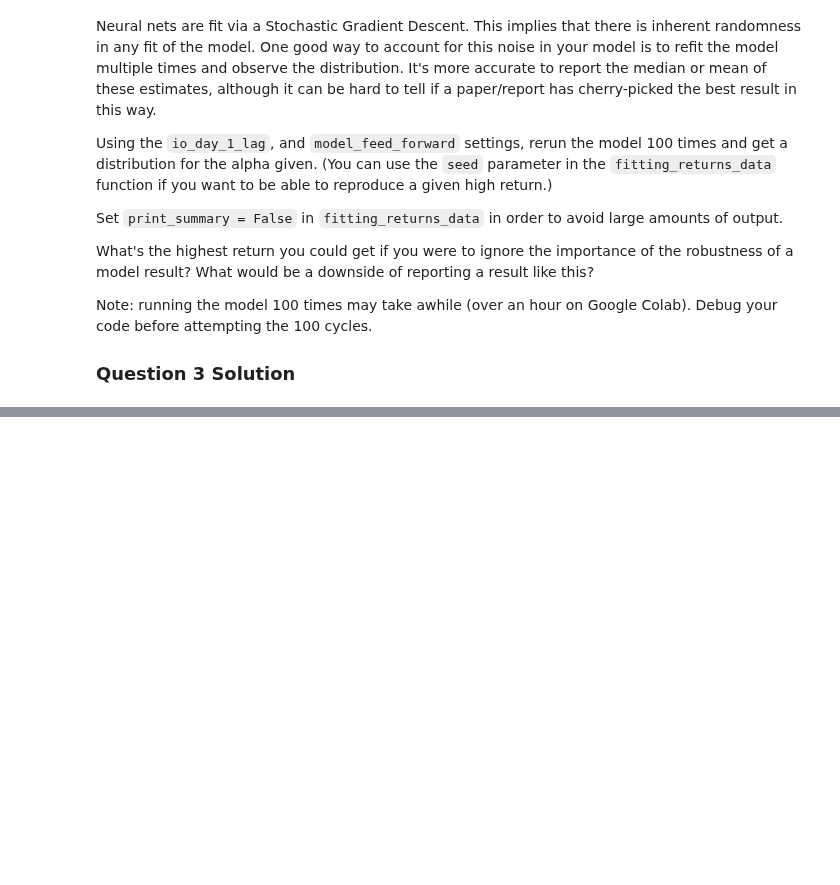
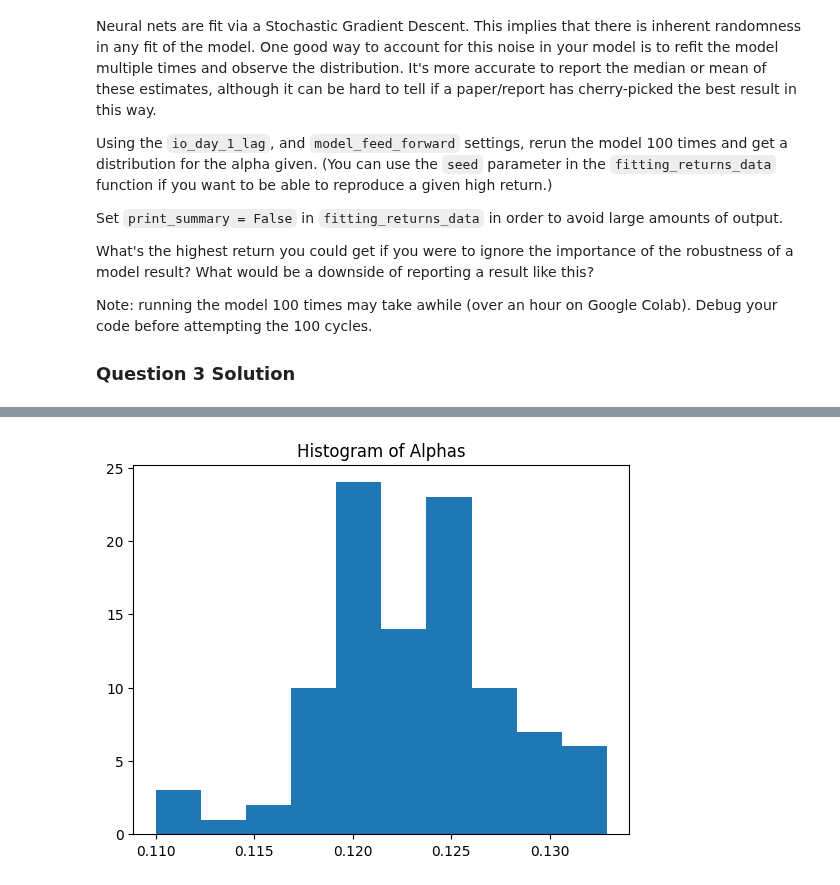
Before and after one commit to jonathoneco/bem114, a Jupyter notebook: Set5/Neural_Net_Problem_Set.ipynb, the cells around one changed output, grey strips where cells are left out. Cells and saved outputs as stored; diff of their text form; code cells hidden in the pictures; blank space fills up the shorter version.

```diff
--- a/Set5/Neural_Net_Problem_Set.ipynb
+++ b/Set5/Neural_Net_Problem_Set.ipynb
@@ -443,0 +491,13 @@ Note: running the model 100 times may take awhile (over an hour on Google Colab)
+# %%
+# Rerun model 100 times
+alpha_values = []
+for i in range(100):
+    _, _, model_OLS = fitting_returns_data(
+        'ff6_factors_19630701_20230131.csv',
+        io_day_1_lag,
+        model_feed_forward,
+        seed=i,
+        print_summary=False
+    )
+    alpha_values.append(model_OLS.params[0])  # Assuming alpha is the intercept term
+# %% [output]
@@ -443,0 +521 @@ Note: running the model 100 times may take awhile (over an hour on Google Colab)
+[figure, added]
```
Also changed, not shown: parts of 10 cells of this notebook.
